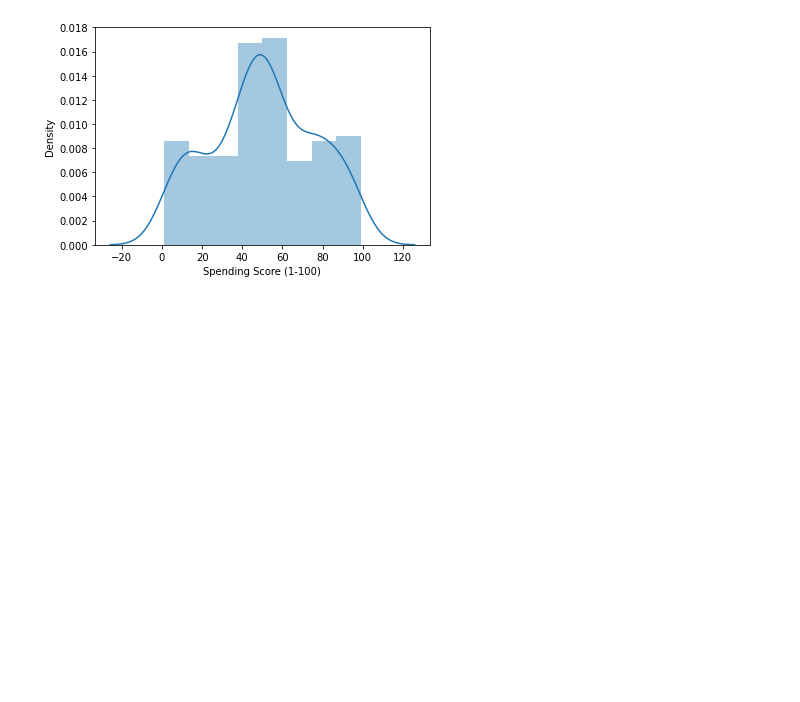
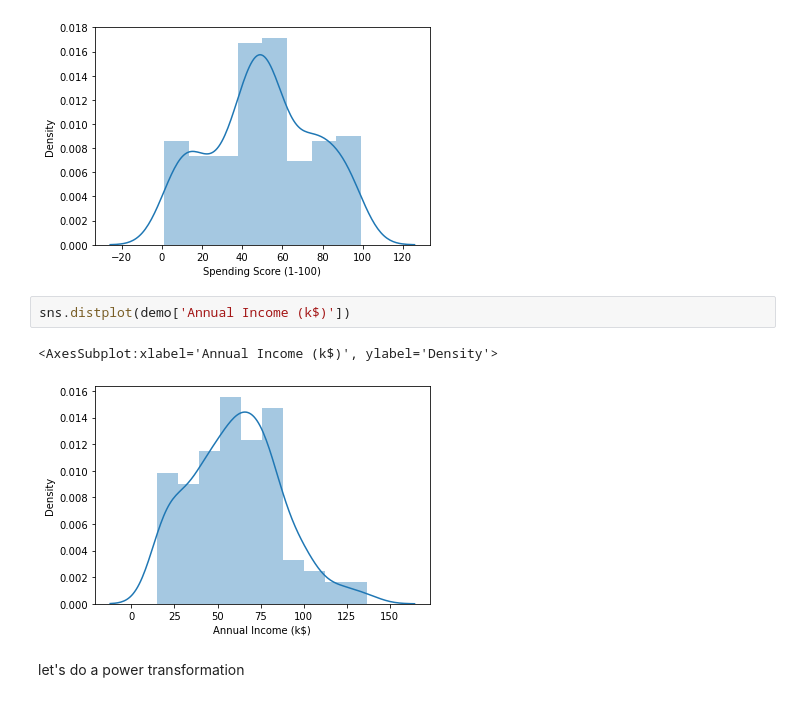
Before and after one commit to Agramoflife/My_machine_learning_notebooks, a Jupyter notebook: asg k means clustering.ipynb, the cells around one changed output. Saved outputs shown, nothing was run; the diff lists cells and outputs as text; blank space fills up the shorter version.

```diff
--- a/asg k means clustering.ipynb
+++ b/asg k means clustering.ipynb
@@ -123,3 +178,10 @@ sns.distplot(demo['Spending Score (1-100)'])
 # %% [output]
 <AxesSubplot:xlabel='Spending Score (1-100)', ylabel='Density'>
 [figure]
+# %%
+sns.distplot(demo['Annual Income (k$)'])
+# %% [output]
+<AxesSubplot:xlabel='Annual Income (k$)', ylabel='Density'>
+[figure, added]
+# %% [markdown]
+let's do a power transformation
```
Also changed, not shown: parts of 27 cells of this notebook, 2 other files.
